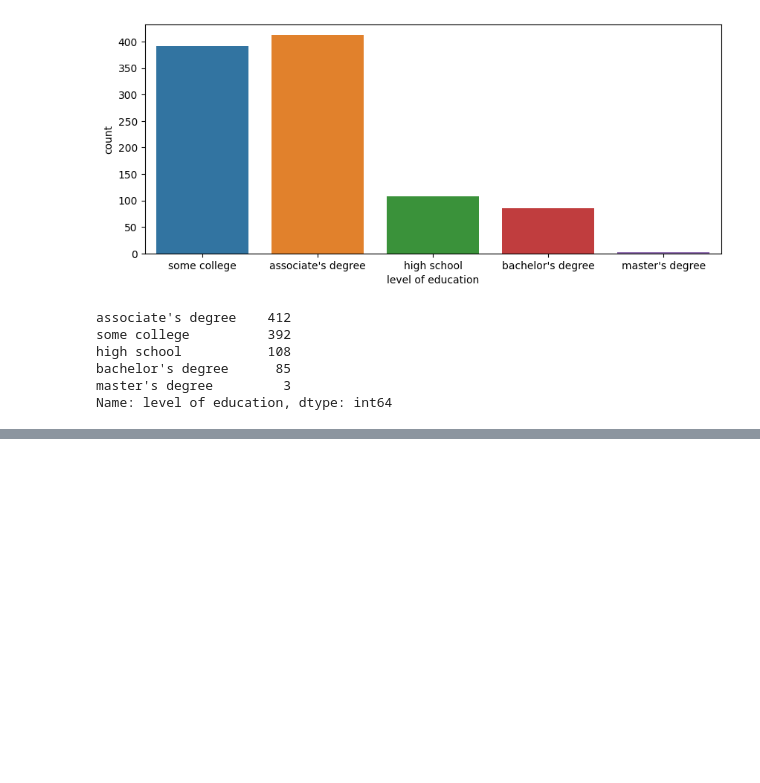
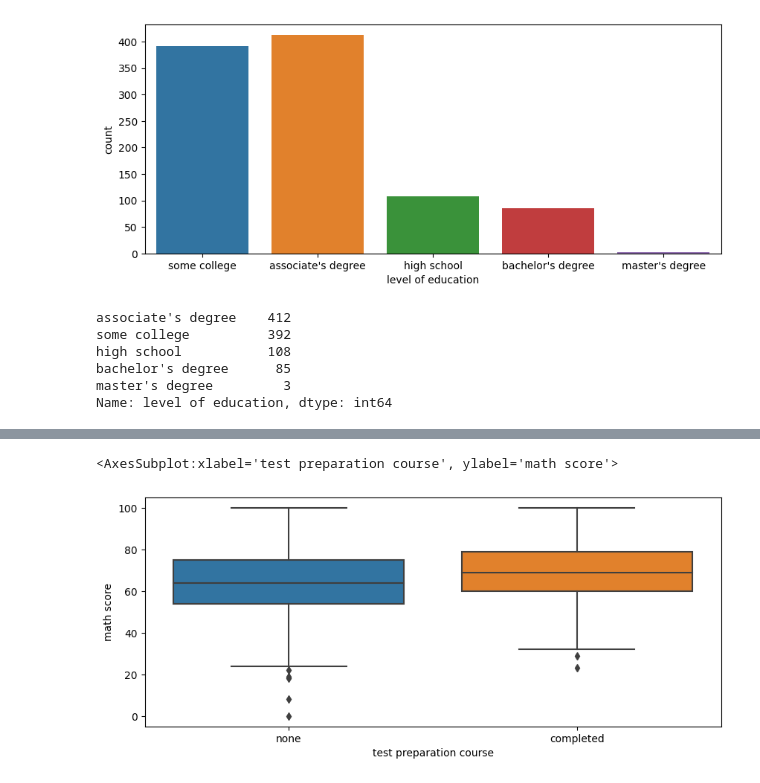
Before and after one commit to RagnarOkayy/DataAnalysisPython, a Jupyter notebook: UdemySeaBornCategorical-1.ipynb, the cells around one changed output, grey strips where cells are left out. Drawn from its saved outputs; the diff is of its cells as text; code cells hidden in the pictures; blank space fills up the shorter version.

```diff
--- a/UdemySeaBornCategorical-1.ipynb
+++ b/UdemySeaBornCategorical-1.ipynb
@@ -64,0 +93,3 @@ Name: level of education, dtype: int64
+# %%
+df = pd.read_csv('notebook/05-Seaborn/StudentsPerformance.csv')
+df
@@ -64,0 +110,10 @@ Name: level of education, dtype: int64
+# %%
+# box plot for math score
+plt.figure(figsize=(10,4), dpi=100)
+sns.boxplot(data=df, y= 'math score', x=  'test preparation course') # this will show the overall dist of the boxplot
+# y - denots what distribution we want
+# x - denotes the categories we want to study the distribution for
+# students with preperation have performed better and have smaller deviation
+# %% [output]
+<AxesSubplot:xlabel='test preparation course', ylabel='math score'>
+[figure, added]
```
Also changed, not shown: parts of 19 cells of this notebook.
